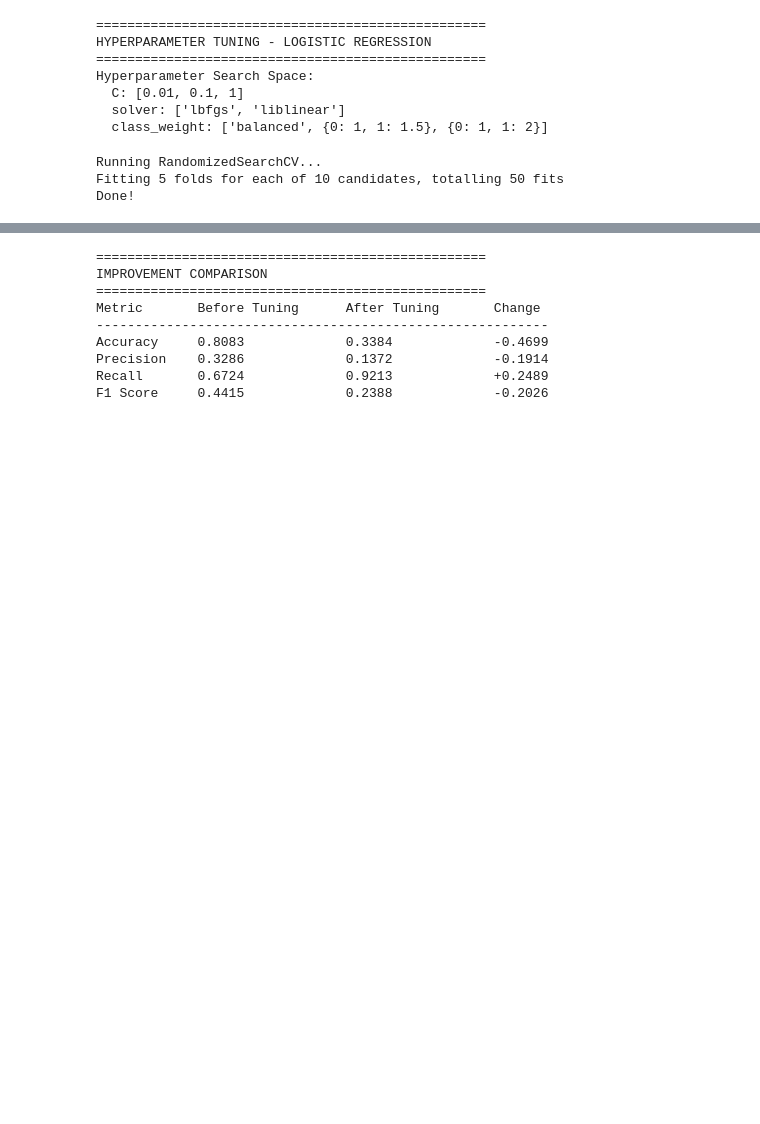
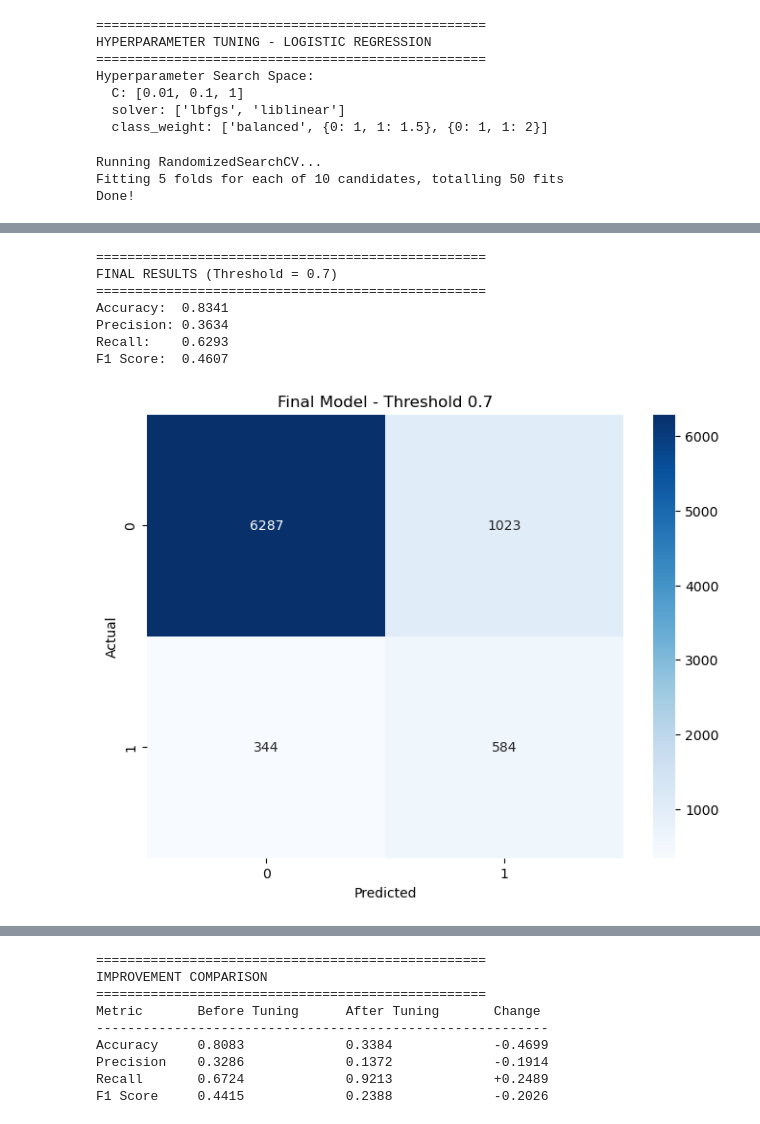
Before and after one commit to zineerahhh/MLDP-Bank-Marketing-Project, a Jupyter notebook: MLDP Program Codes Submission Template.ipynb, the cells around one changed output, grey strips where cells are left out. Cells and saved outputs as stored; diff of their text form; code cells hidden in the pictures; blank space fills up the shorter version.

Commit message:
finding the best threshold that balances Precision and Recall

```diff
--- a/MLDP Program Codes Submission Template.ipynb
+++ b/MLDP Program Codes Submission Template.ipynb
@@ -532,3 +576,33 @@ F1 Score:  0.2388
+# %%
+# Apply Best Threshold
+print("="*50)
+print(f"FINAL RESULTS (Threshold = {best_thresh})")
+print("="*50)
+
+y_pred_final = (y_pred_proba >= best_thresh).astype(int)
+
+print(f"Accuracy:  {accuracy_score(y_test, y_pred_final):.4f}")
+print(f"Precision: {precision_score(y_test, y_pred_final):.4f}")
+print(f"Recall:    {recall_score(y_test, y_pred_final):.4f}")
+print(f"F1 Score:  {f1_score(y_test, y_pred_final):.4f}")
+
+# Confusion Matrix
+cm_final = confusion_matrix(y_test, y_pred_final)
+plt.figure(figsize=(8, 6))
+sns.heatmap(cm_final, annot=True, fmt='d', cmap='Blues')
+plt.title(f'Final Model - Threshold {best_thresh}')
+plt.ylabel('Actual')
+plt.xlabel('Predicted')
+plt.show()
+# %% [output]
+==================================================
+FINAL RESULTS (Threshold = 0.7)
+==================================================
+Accuracy:  0.8341
+Precision: 0.3634
+Recall:    0.6293
+F1 Score:  0.4607
+[figure, added]
 # %%
 # Confusion Matrix
 cm_tuned = confusion_matrix(y_test, y_pred_tuned)
```
Also changed, not shown: parts of 4 cells of this notebook.
